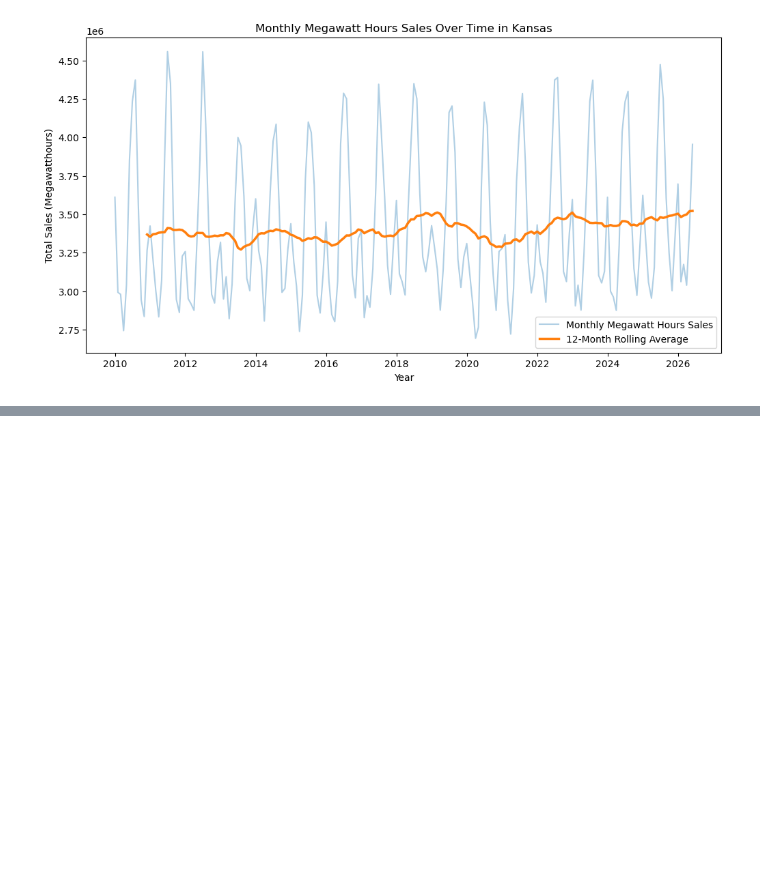
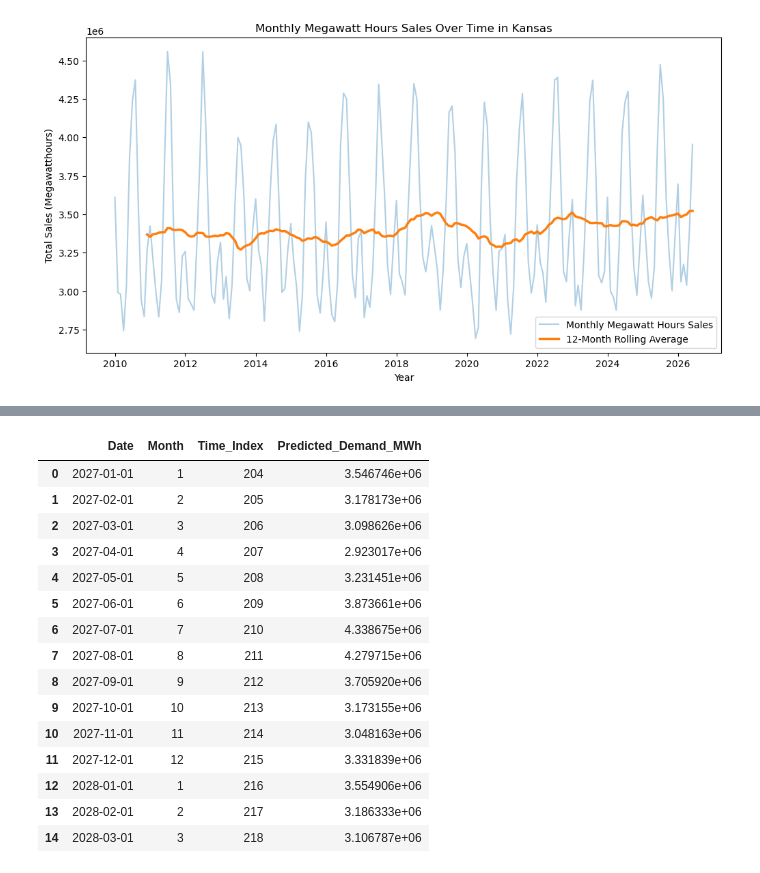
Before and after one commit to CCCKBrant/Kansas-Clean-Energy-Cost-Forecast, a Jupyter notebook: notebooks/01_data_exploration.ipynb, the cells around one changed output, grey strips where cells are left out. Cells and saved outputs as stored; diff of their text form; code cells hidden in the pictures; blank space fills up the shorter version.

```diff
--- a/notebooks/01_data_exploration.ipynb
+++ b/notebooks/01_data_exploration.ipynb
@@ -488,0 +936,31 @@ plt.show()
+# %%
+#Retrain model to learn from all 198 months, and then use that to predict the next 5 years of electricity demand in Kansas.
+baseline_model.fit(X, y)
+
+future_dates = pd.date_range(
+    start="2027-01-01",
+    periods=60,
+    freq="MS"
+)
+
+#Creating a DataFrame for future predictions with the same structure as the training data.
+future = pd.DataFrame({
+    "Date": future_dates
+})
+future["Month"] = future["Date"].dt.month.astype(str)
+
+last_date = model_data["Date"].max()
+forecast_start = pd.Timestamp("2027-01-01")
+
+month_gap = (
+    (forecast_start.year - last_date.year) * 12
+    + (forecast_start.month - last_date.month)
+)
+
+future["Time_Index"] = (
+    model_data["Time_Index"].iloc[-1]
+    + month_gap
+    + np.arange(len(future))
+)
+
+future.head(15)
@@ -488,0 +984,29 @@ plt.show()
+# %%
+#Generating the Demand Forecast for the next 5 years in Kansas.
+future["Predicted_Demand_MWh"] = baseline_model.predict(
+    future[
+        [
+            "Month",
+            "Time_Index"
+        ]
+    ]
+)
+
+future.head(15)
+# %% [output]
+|  | Date | Month | Time_Index | Predicted_Demand_MWh |
+| 0 | 2027-01-01 | 1 | 204 | 3.546746e+06 |
+| 1 | 2027-02-01 | 2 | 205 | 3.178173e+06 |
+| 2 | 2027-03-01 | 3 | 206 | 3.098626e+06 |
+| 3 | 2027-04-01 | 4 | 207 | 2.923017e+06 |
+| 4 | 2027-05-01 | 5 | 208 | 3.231451e+06 |
+| 5 | 2027-06-01 | 6 | 209 | 3.873661e+06 |
+| 6 | 2027-07-01 | 7 | 210 | 4.338675e+06 |
+| 7 | 2027-08-01 | 8 | 211 | 4.279715e+06 |
+| 8 | 2027-09-01 | 9 | 212 | 3.705920e+06 |
+| 9 | 2027-10-01 | 10 | 213 | 3.173155e+06 |
+| 10 | 2027-11-01 | 11 | 214 | 3.048163e+06 |
+| 11 | 2027-12-01 | 12 | 215 | 3.331839e+06 |
+| 12 | 2028-01-01 | 1 | 216 | 3.554906e+06 |
+| 13 | 2028-02-01 | 2 | 217 | 3.186333e+06 |
+| 14 | 2028-03-01 | 3 | 218 | 3.106787e+06 |
```
Also changed, not shown: parts of 34 cells of this notebook, 6 other files.
